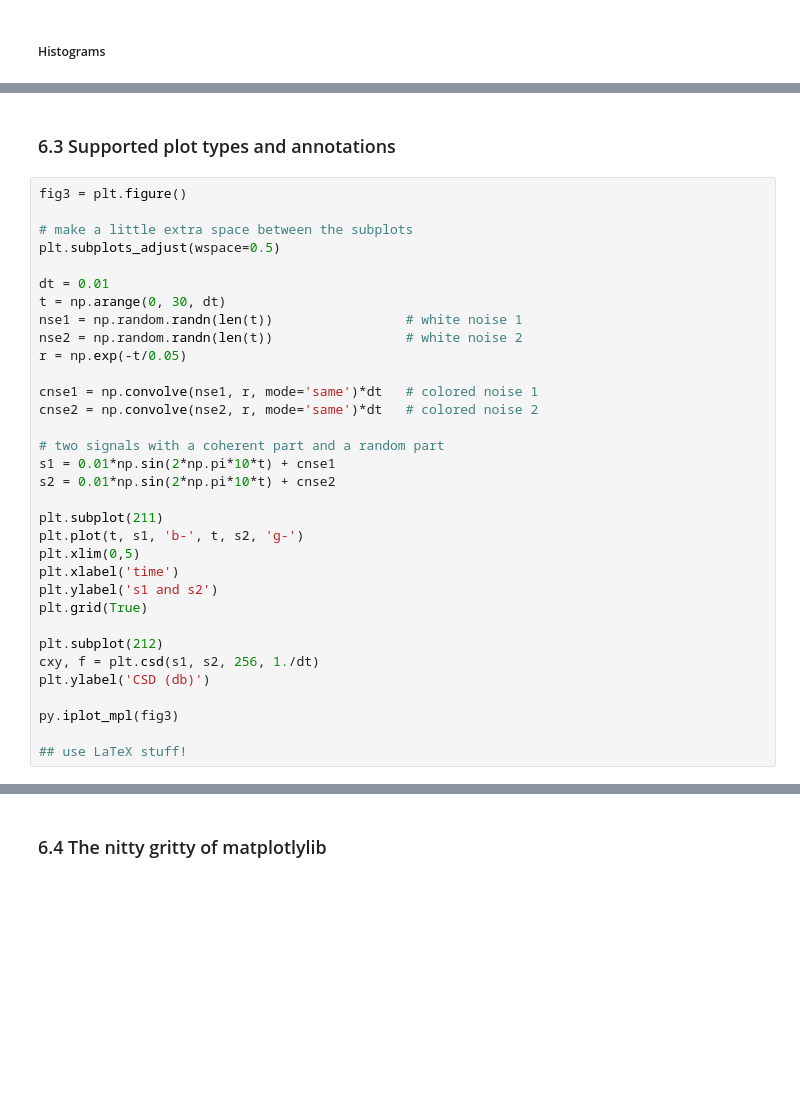
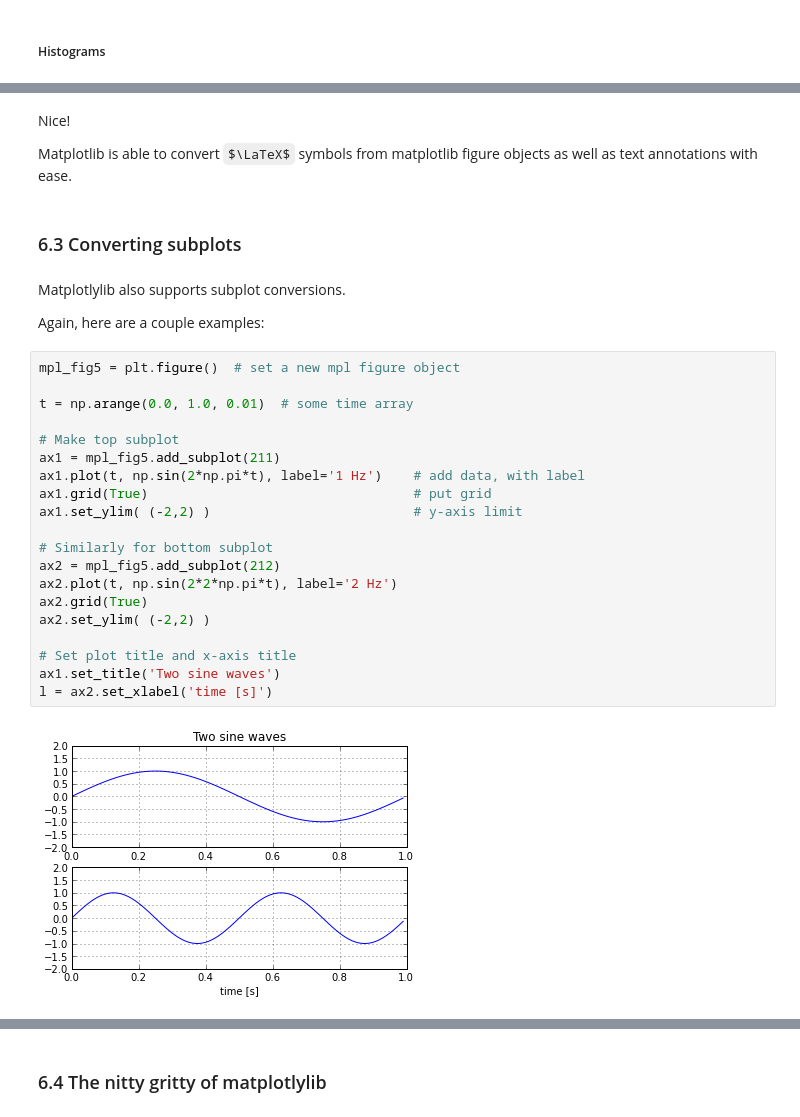
Before and after one commit to plotly/python-user-guide, a Jupyter notebook: s6_matplotlylib/s6_matplotlylib.ipynb, the cells around one changed output, grey strips where cells are left out. Drawn from its saved outputs; the diff is of its cells as text; some formulas as TeX source; blank space fills up the shorter version.

```diff
--- a/s6_matplotlylib/s6_matplotlylib.ipynb
+++ b/s6_matplotlylib/s6_matplotlylib.ipynb
@@ -350,35 +392,32 @@ out = ax.hist(y, bins=100, label=r"$X$")
+# %% [markdown]
+Nice!
+
+Matplotlib is able to convert $\LaTeX$ symbols from matplotlib figure objects as well as text annotations with ease.
 # %% [markdown]
-### 6.3 Supported plot types and annotations
+### 6.3 Converting subplots
-# %%
-fig3 = plt.figure()
-
-# make a little extra space between the subplots
-plt.subplots_adjust(wspace=0.5)
-
-dt = 0.01
-t = np.arange(0, 30, dt)
-nse1 = np.random.randn(len(t))                 # white noise 1
-nse2 = np.random.randn(len(t))                 # white noise 2
-r = np.exp(-t/0.05)
-
-cnse1 = np.convolve(nse1, r, mode='same')*dt   # colored noise 1
-cnse2 = np.convolve(nse2, r, mode='same')*dt   # colored noise 2
-
-# two signals with a coherent part and a random part
-s1 = 0.01*np.sin(2*np.pi*10*t) + cnse1
-s2 = 0.01*np.sin(2*np.pi*10*t) + cnse2
-
-plt.subplot(211)
-plt.plot(t, s1, 'b-', t, s2, 'g-')
-plt.xlim(0,5)
-plt.xlabel('time')
-plt.ylabel('s1 and s2')
-plt.grid(True)
-
-plt.subplot(212)
-cxy, f = plt.csd(s1, s2, 256, 1./dt)
-plt.ylabel('CSD (db)')
-
-py.iplot_mpl(fig3)
-
-## use LaTeX stuff!
+# %% [markdown]
+Matplotlylib also supports subplot conversions.
+
+Again, here are a couple examples:
+# %%
+mpl_fig5 = plt.figure()  # set a new mpl figure object
+
+t = np.arange(0.0, 1.0, 0.01)  # some time array
+
+# Make top subplot
+ax1 = mpl_fig5.add_subplot(211)
+ax1.plot(t, np.sin(2*np.pi*t), label='1 Hz')    # add data, with label
+ax1.grid(True)                                  # put grid
+ax1.set_ylim( (-2,2) )                          # y-axis limit
+
+# Similarly for bottom subplot
+ax2 = mpl_fig5.add_subplot(212)
+ax2.plot(t, np.sin(2*2*np.pi*t), label='2 Hz')
+ax2.grid(True)
+ax2.set_ylim( (-2,2) )
+
+# Set plot title and x-axis title
+ax1.set_title('Two sine waves')
+l = ax2.set_xlabel('time [s]')
+# %% [output]
+[figure, added]
```
Also changed, not shown: parts of 69 cells of this notebook, 2 other files.
